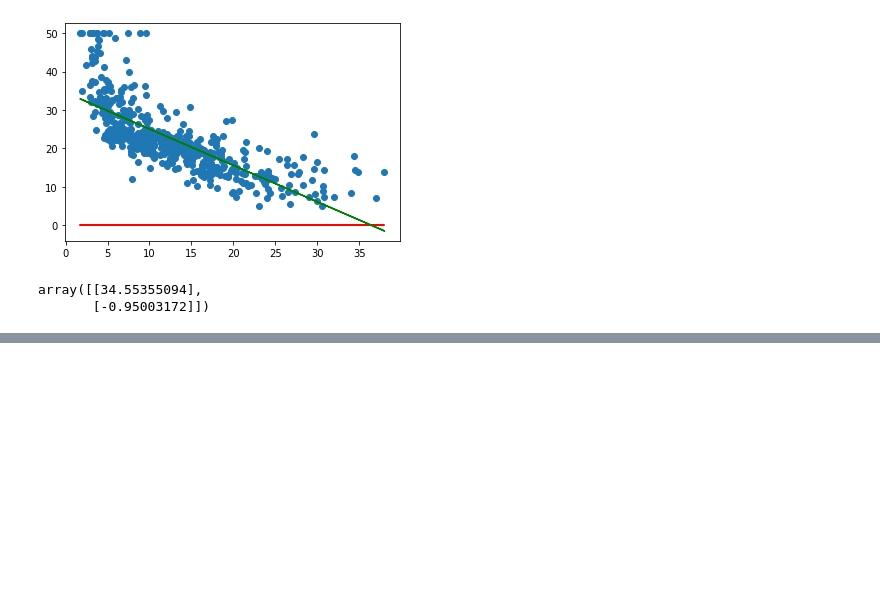
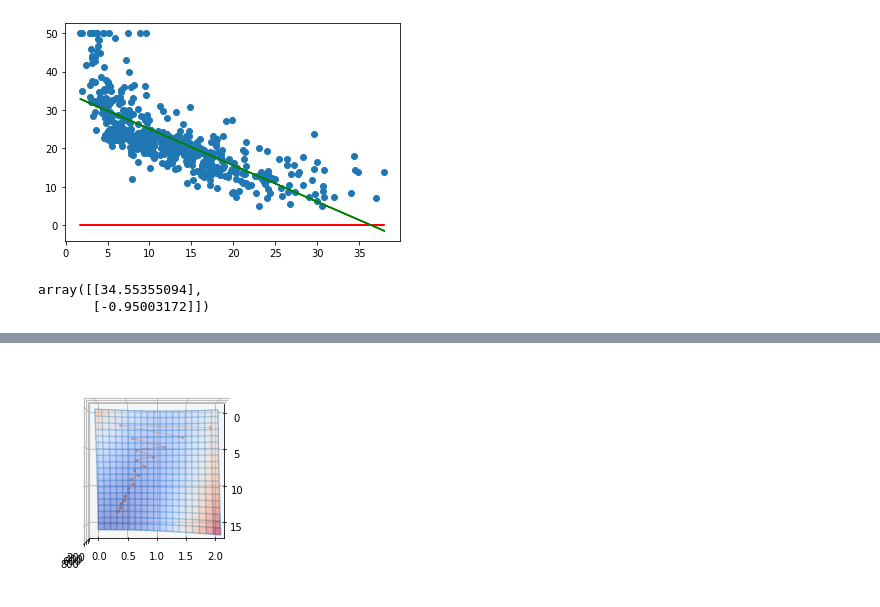
Before and after one commit to wekler/REPA, a Jupyter notebook: 2 Semana - Regressão/exemplo_load_boston.ipynb, the cells around one changed output, grey strips where cells are left out. Drawn from its saved outputs; the diff is of its cells as text; code cells hidden in the pictures; blank space fills up the shorter version.

```diff
--- a/2 Semana - Regressão/exemplo_load_boston.ipynb
+++ b/2 Semana - Regressão/exemplo_load_boston.ipynb
@@ -244,0 +296,71 @@ array([[34.55355094],
+# %%
+############################################Aproveitando o código anterior para algumas mudanças
+from sklearn.metrics import mean_squared_error
+import numpy as np
+
+class regressao_linear():
+    def __init__(self):
+        self.w = np.zeros((2,1)) #Criando com 2 colunas e uma linha composta por zeros
+        self.wh = [] #<<<<<<<<<<<<<<<<<<<<--------------------------------------------------------- Adicionar nos campos da classe uma lista vazia
+
+    @staticmethod #addBias é estático pois ele não tem nenhuma informação do objeto
+    def addBias(X):
+        bias = np.ones((X.shape[0],1))
+        X_b = np.concatenate((bias,X),axis=1)
+        return X_b
+
+        self.a = 0
+        self.b = 0
+    def fit(self, X,y):
+        X_b = self.addBias(X)
+        for _ in range(20):#<<<<<<<<<<<<<<<<<<<<--------------------------------------------------------- Somente 20 iterações
+            ypred = self.predict(X)
+            erro = ypred - y.reshape(-1,1)
+
+            ajuste = X_b.T.dot(erro)/sum(X_b).reshape(-1,1)
+            self.w = self.w - 0.1*ajuste #Faz o ajuste de a e b ao mesmo tempo
+            ypred = self.predict(X)
+            mse = mean_squared_error(y, ypred) #<<<<<<<<<<<<<<<<------------------------------ Toda vez que calcular o erro quadrático médio depois do ajuste
+            self.wh.append([self.w[0,0], self.w[1,0], mse]) #<<<<<<<<<------------------------ Adicionar ao w.h ("W history"), esse seria o histórico do ajuste
+
+    def predict(self, X):#Predizer os rótulos de uma base de dados dada como entrada (X)
+        X_b = self.addBias(X)
+        y = X_b.dot(self.w) #Fazer uma multiplicação linear
+        return y
+
+w0 = np.linspace(0, 16, 20) #<<<<<<<<<--------------------------Pegando erros mais gerais e mais complicados, apenas de 0 à 16 com os 20 elemnentos
+w1 = np.linspace(0, 2, 20)  #<<<<<<<<<--------------------------Pegando erros mais gerais e mais complicados, apenas de 0 à 2 com os 20 elemnentos
+
+def z_function(W0, W1): #definindo a função
+    modelo = regressao_linear()# cria o modelo de regressão linear
+    Erro = np.empty(W0.shape) # O Erro será uma matriz, podendo ser do do numpy.  O shape será igual ao das outras duas W0 ou W1
+    for j in range(Erro.shape[0]):# Percorrer o j
+            for k in range(Erro.shape[1]): #Percorrer o j
+                modelo.w[0] = W0[j][k] #Modelo será atualizado de acordo com os valores de W0 que foram gerados no meshgrid
+                modelo.w[1] = W1[j][k]#Modelo será atualizado de acordo com os valores de W1 que foram gerados no meshgrid
+                ypred = modelo.predict(X12) #Fazer a predição do modelo com o X12, que é uma variável global
+                mse = mean_squared_error(y, ypred) #Calcular o MSE, que é a função que está sendo reduzida
+                Erro[j][k] = mse
+    return Erro #Retorna o erro após todas as iterações
+
+
+
+ax = plt.axes(projection="3d") # Adicionar um eixo. Fazer uma projeção 3d
+W0, W1 = np.meshgrid(w0, w1) # meshgrid irá criar duas matrizes e jogar em W0 e W1
+Erro = z_function(W0,W1) #Fazer a matriz com os erros, que vai plotar o eixo z
+
+##Agora precisa plotar os resultados
+
+ax.plot_wireframe (W0, W1, Erro, alpha=0.5)
+ax.plot_surface(W0, W1, Erro, rstride=1, cstride=1, alpha=0.5, cmap='coolwarm', edgecolor='none')
+
+modelo = regressao_linear() #<<<<<<<<<--------------------------Criando o modelo que irá receber a nova regressão linear
+modelo.fit(X12,y)
+ypred = modelo.predict(X12)
+wh = np.array(modelo.wh)
+ax.plot(wh[:,0],wh[:,1], wh[:,2], marker='o', linewidth='0.5', markersize=2)#<<<<<<<<<--------------------------O termo ":" significa todas, no caso seria todas as linhas de uma determinada coluna, ou seja, "0" a primeira, "1" a segunda...
+ax.view_init(azim=0, elev=90)#<<<<<<<<<--------------------------Colocando a visualização do gráfico de cima
+
+plt.show()
+# %% [output]
+[figure, added]
```
Also changed, not shown: parts of 10 cells of this notebook, 1 other file.
